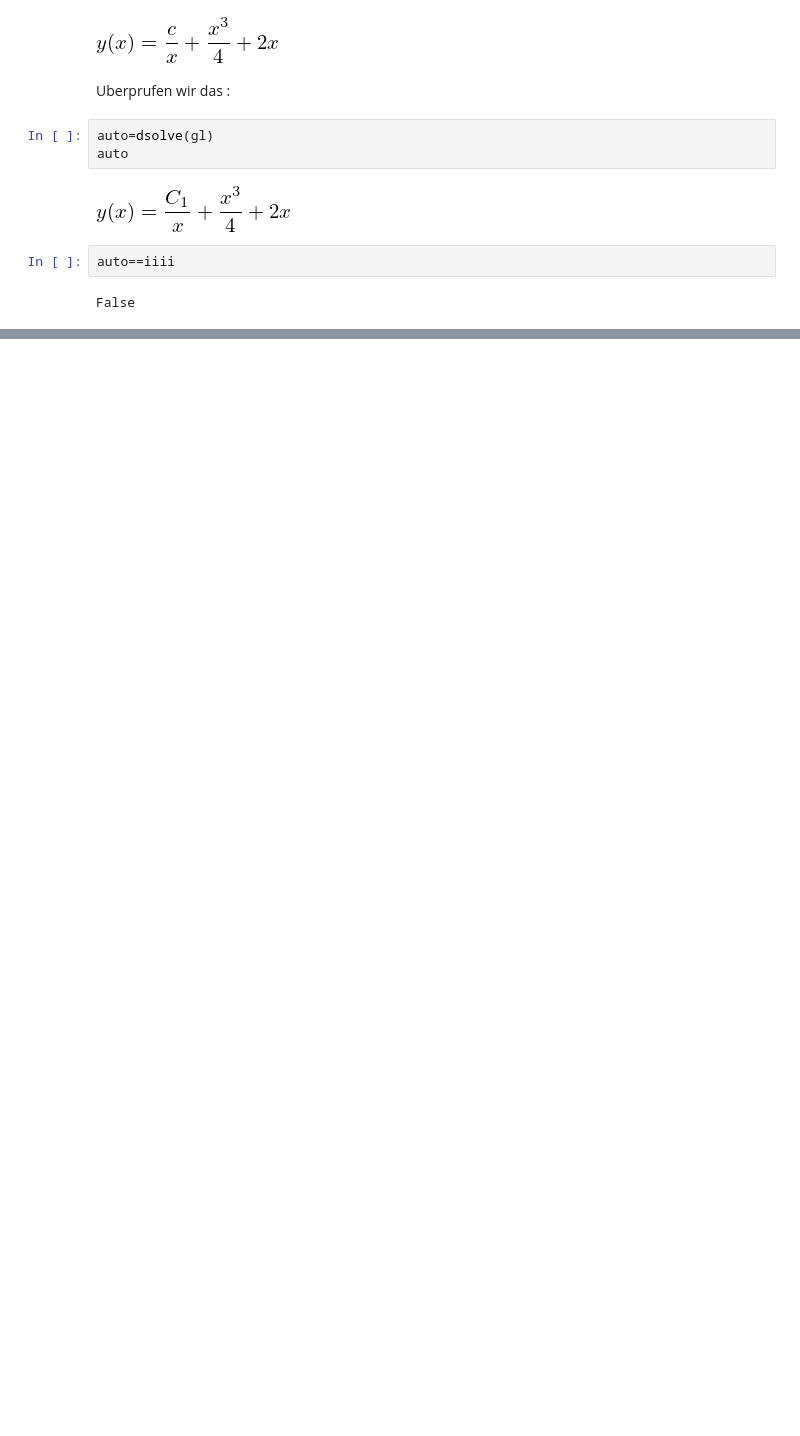
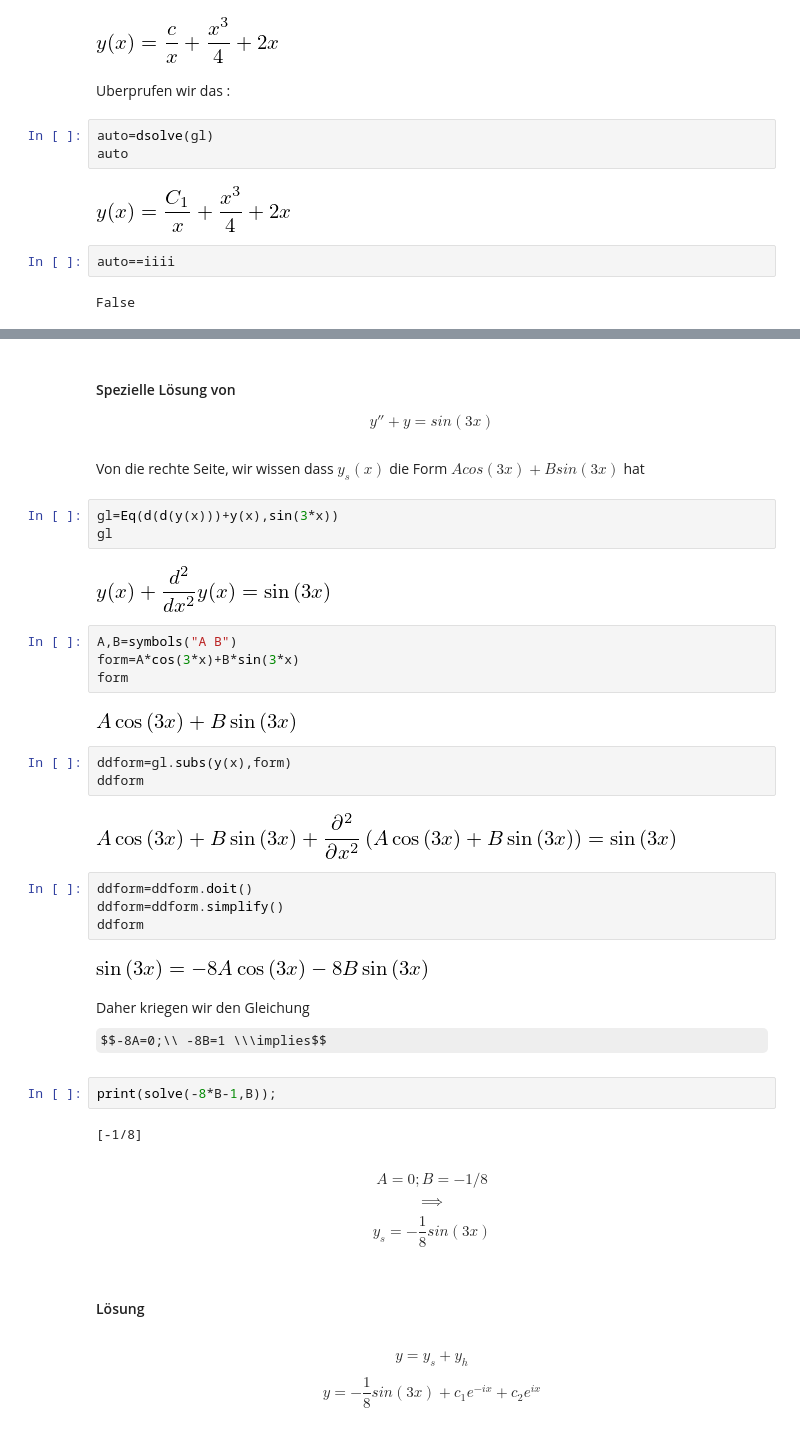
Before and after one commit to pchr8/math3-jupyter, a Jupyter notebook: Diffgleich.ipynb, the cells around one changed output, grey strips where cells are left out. Saved outputs shown, nothing was run; the diff lists cells and outputs as text; some formulas as TeX source; blank space fills up the shorter version.

```diff
--- a/Diffgleich.ipynb
+++ b/Diffgleich.ipynb
@@ -171,0 +208,43 @@ False
+# %% [markdown]
+#### Spezielle Lösung von
+$$y''+y=sin(3x)$$
+# %% [markdown]
+Von die rechte Seite, wir wissen dass $y_s(x)$ die Form $Acos(3x)+Bsin(3x)$ hat
+# %%
+gl=Eq(d(d(y(x)))+y(x),sin(3*x))
+gl
+# %% [output]
+[figure, added]
+# %%
+A,B=symbols("A B")
+form=A*cos(3*x)+B*sin(3*x)
+form
+# %% [output]
+[figure, added]
+# %%
+ddform=gl.subs(y(x),form)
+ddform
+# %% [output]
+[figure, added]
+# %%
+ddform=ddform.doit()
+ddform=ddform.simplify()
+ddform
+# %% [output]
+[figure, added]
+# %% [markdown]
+Daher kriegen wir den Gleichung
+$$-8A=0;\\ -8B=1 \\\implies$$
+# %%
+print(solve(-8*B-1,B));
+# %% [output]
+[-1/8]
+# %% [markdown]
+$$A=0;B=-1/8$$
+$$\implies$$
+$$y_s=-\frac{1}{8}sin(3x)$$
+# %% [markdown]
+#### Lösung
+# %% [markdown]
+$$y=y_s+y_h $$
+$$y=-\frac{1}{8}sin(3x)+c_1e^{-ix}+c_2e^{ix}$$
```
Also changed, not shown: parts of 21 cells of this notebook.
